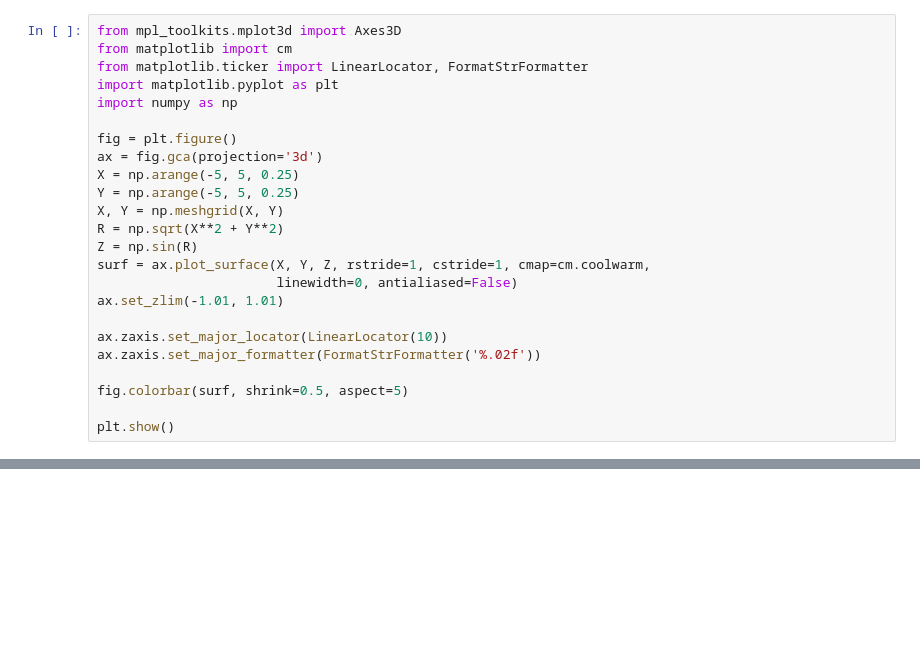
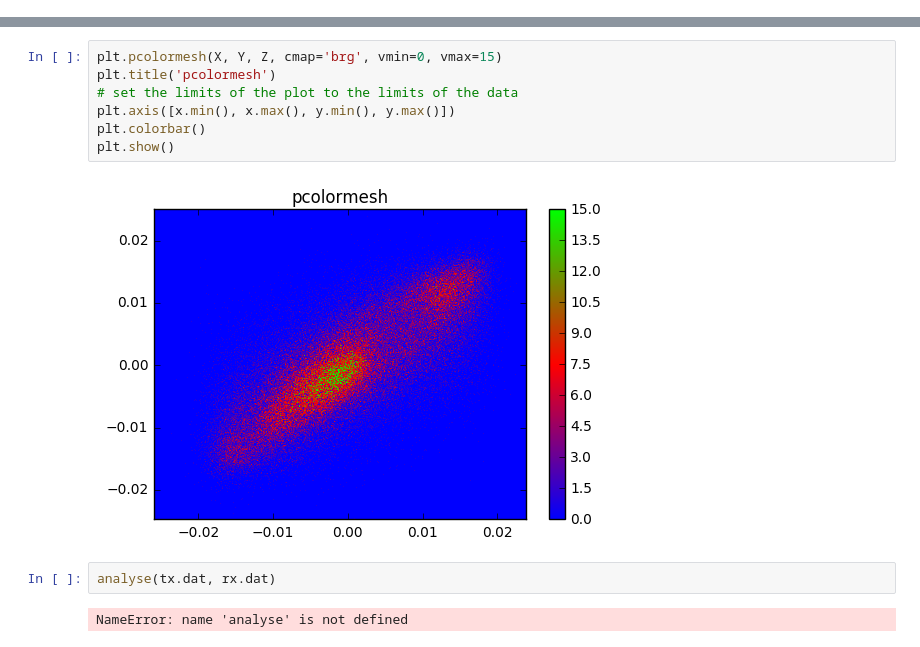
Before and after one commit to abhisheietk/correlate, a Jupyter notebook: Untitled5.ipynb, the cells around one changed output, grey strips where cells are left out. Drawn from its saved outputs; the diff is of its cells as text; blank space fills up the shorter version.

```diff
--- a/Untitled5.ipynb
+++ b/Untitled5.ipynb
@@ -363,24 +277,0 @@ plt.show()
-# %%
-from mpl_toolkits.mplot3d import Axes3D
-from matplotlib import cm
-from matplotlib.ticker import LinearLocator, FormatStrFormatter
-import matplotlib.pyplot as plt
-import numpy as np
-
-fig = plt.figure()
-ax = fig.gca(projection='3d')
-X = np.arange(-5, 5, 0.25)
-Y = np.arange(-5, 5, 0.25)
-X, Y = np.meshgrid(X, Y)
-R = np.sqrt(X**2 + Y**2)
-Z = np.sin(R)
-surf = ax.plot_surface(X, Y, Z, rstride=1, cstride=1, cmap=cm.coolwarm,
-                       linewidth=0, antialiased=False)
-ax.set_zlim(-1.01, 1.01)
-
-ax.zaxis.set_major_locator(LinearLocator(10))
-ax.zaxis.set_major_formatter(FormatStrFormatter('%.02f'))
-
-fig.colorbar(surf, shrink=0.5, aspect=5)
-
-plt.show()
@@ -388,0 +278,13 @@ plt.show()
+# %%
+plt.pcolormesh(X, Y, Z, cmap='brg', vmin=0, vmax=15)
+plt.title('pcolormesh')
+# set the limits of the plot to the limits of the data
+plt.axis([x.min(), x.max(), y.min(), y.max()])
+plt.colorbar()
+plt.show()
+# %% [output]
+[figure, added]
+# %%
+analyse(tx.dat, rx.dat)
+# %% [output]
+NameError: name 'analyse' is not defined
```
Also changed, not shown: parts of 17 cells of this notebook, 3 other files.
